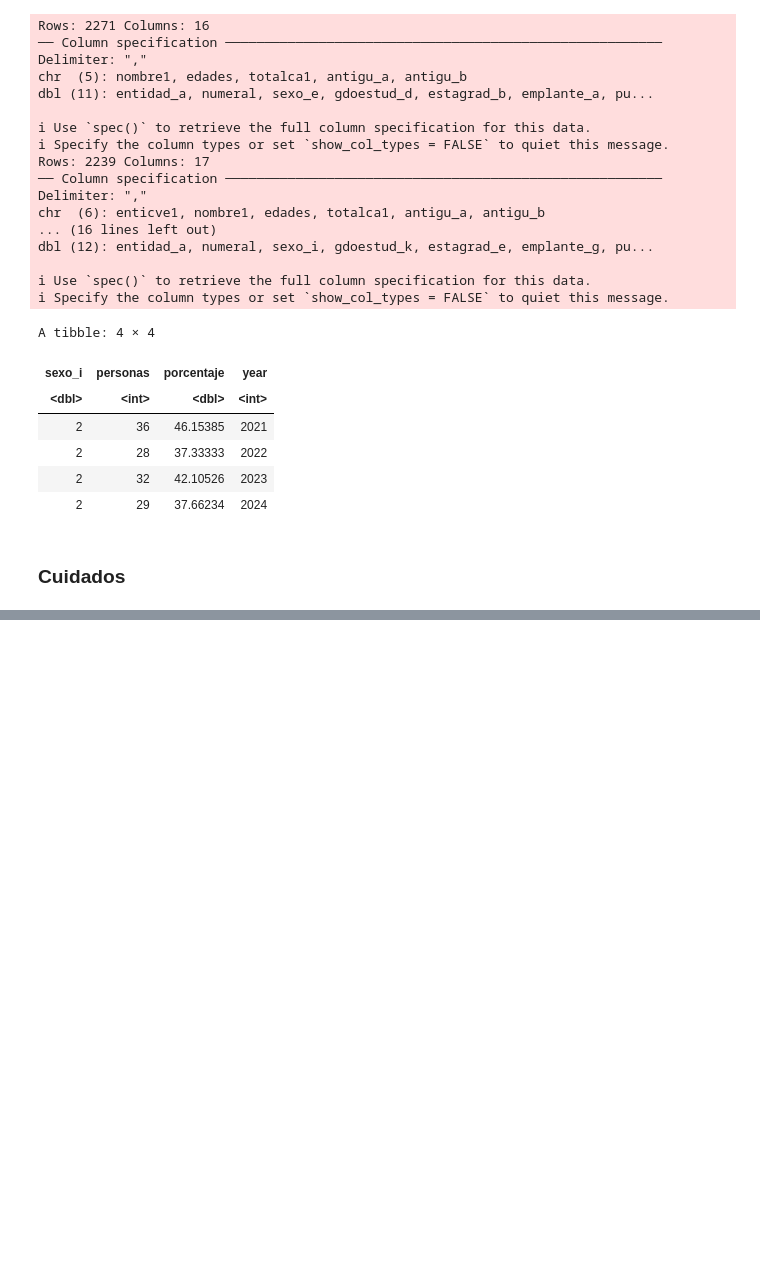
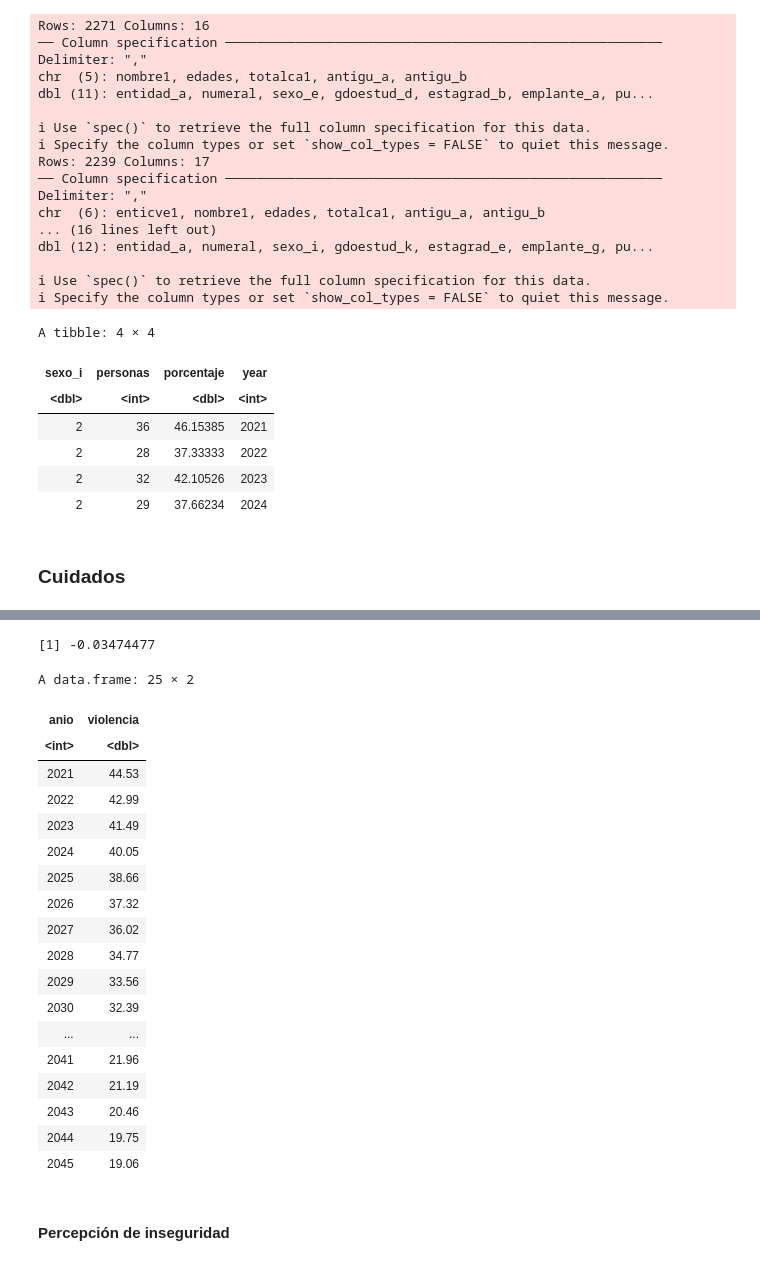
Before and after one commit to cpyp-ipdp/pgd_cdmx, a Jupyter notebook: indicadores/mujeres/indicadores_mujeres_pgd.ipynb, the cells around one changed output, grey strips where cells are left out. Drawn from its saved outputs; the diff is of its cells as text; code cells hidden in the pictures; blank space fills up the shorter version.

```diff
--- a/indicadores/mujeres/indicadores_mujeres_pgd.ipynb
+++ b/indicadores/mujeres/indicadores_mujeres_pgd.ipynb
@@ -851,0 +978,8 @@ A tibble: 5 × 5
+# %%
+violencia_long<-violencia_final%>%pivot_longer(cols = c(violencia_2021, violencia_2016),
+               names_to = "anio",
+               values_to = "violencia")%>%
+                 mutate(anio = as.numeric(gsub("violencia_", "", anio)))%>%
+                 #Ordenar por año
+                    arrange(anio)
+violencia_long
@@ -851,0 +992,36 @@ A tibble: 5 × 5
+# %%
+#Hacer el extendido de 2021 a 2045 de 5 en 5 años
+
+tcma_violencia<-((violencia_long$violencia[violencia_long$anio==2021]/violencia_long$violencia[violencia_long$anio==2016])^(1/(2021-2016))-1)
+tcma_violencia
+# %% [output]
+[1] -0.03474477
+# %%
+#Extendido pero años de 5 en 5
+extendido_violencia<-data.frame(anio=2021:2045)
+
+extendido_violencia$violencia<-violencia_long$violencia[violencia_long$anio==2021]*cumprod(rep(1+tcma_violencia,length(2021:2045)))
+extendido_violencia%>%
+mutate(violencia=round(violencia,2))
+# %% [output]
+A data.frame: 25 × 2
+| anio | violencia |
+| <int> | <dbl> |
+| 2021 | 44.53 |
+| 2022 | 42.99 |
+| 2023 | 41.49 |
+| 2024 | 40.05 |
+| 2025 | 38.66 |
+| 2026 | 37.32 |
+| 2027 | 36.02 |
+| 2028 | 34.77 |
+| 2029 | 33.56 |
+| 2030 | 32.39 |
+| ... | ... |
+| 2041 | 21.96 |
+| 2042 | 21.19 |
+| 2043 | 20.46 |
+| 2044 | 19.75 |
+| 2045 | 19.06 |
+# %% [markdown]
+#### Percepción de inseguridad
```
Also changed, not shown: parts of 32 cells of this notebook.
